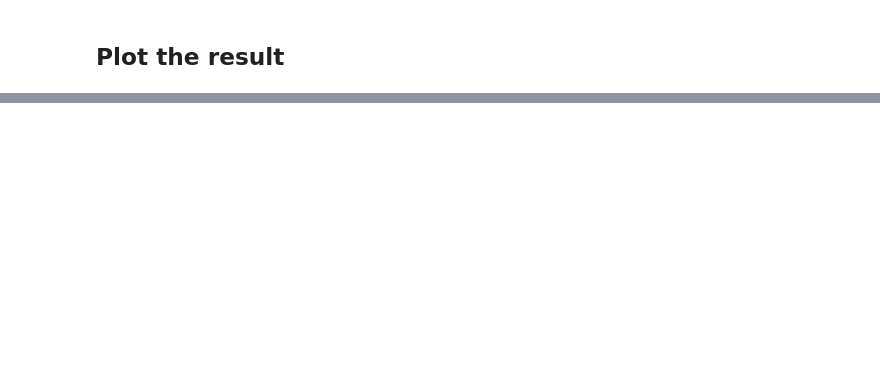
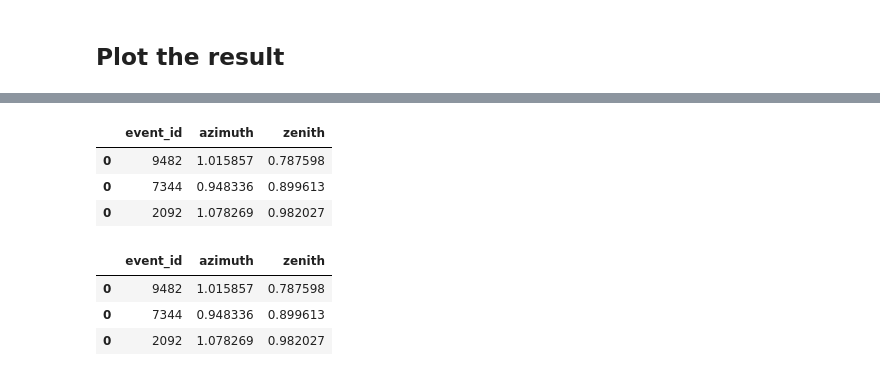
Before and after one commit to anjrew/Neutrino-Particle-Direction-Predictor, a Jupyter notebook: workbook_1.ipynb, the cells around one changed output, grey strips where cells are left out. Drawn from its saved outputs; the diff is of its cells as text; code cells hidden in the pictures; blank space fills up the shorter version.

```diff
--- a/workbook_1.ipynb
+++ b/workbook_1.ipynb
@@ -199,0 +228,20 @@ azimuth, zenith
+# %%
+results = []
+
+for test_df in test_dfs:
+    x, y, z = test_df['x'], test_df['y'], test_df['z']
+    coords = np.array((x,y,z)).T
+    direction_vector = get_direction(coords)
+    print('direction', direction_vector)
+    origin = np.mean(coords, axis=0)
+    euclidean_distance = np.linalg.norm(coords - origin, axis=1)
+    extent = np.max(euclidean_distance)
+    line = get_line(origin, direction_vector, extent)
+    x, y, z= line[:,0], line[:,1], line[:,2]
+    x = x.max() - x.min()
+    y = y.max() - y.min()
+    z = z.max() - z.min()
+    az_pred, zen_pred = adjust_sphere(*cartesian_to_sphere(x,y,z))
+    results.append([az_pred, zen_pred])
+
+results
@@ -199,0 +258,21 @@ azimuth, zenith
+# %%
+submission = pd.DataFrame(columns=['event_id', 'azimuth', 'zenith'])
+for i, event in enumerate(test_events):
+    new_row = pd.DataFrame({ 'event_id': [event], 'azimuth': [results[i][0]],'zenith': [results[i][1]]})
+    submission = pd.concat([ new_row, submission.loc[:]])
+
+submission
+# %% [output]
+|  | event_id | azimuth | zenith |
+| 0 | 9482 | 1.015857 | 0.787598 |
+| 0 | 7344 | 0.948336 | 0.899613 |
+| 0 | 2092 | 1.078269 | 0.982027 |
+# %%
+submission.to_csv('submission.csv', index=True)
+
+!head submission.csv
+# %% [output]
+|  | event_id | azimuth | zenith |
+| 0 | 9482 | 1.015857 | 0.787598 |
+| 0 | 7344 | 0.948336 | 0.899613 |
+| 0 | 2092 | 1.078269 | 0.982027 |
```
Also changed, not shown: parts of 35 cells of this notebook, 8 other files.
